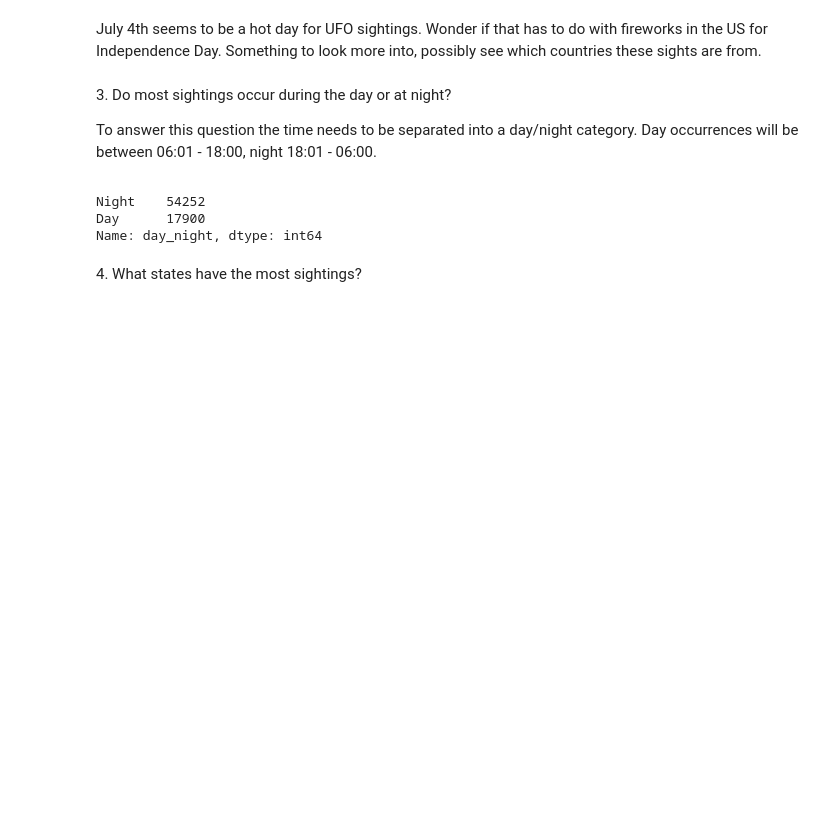
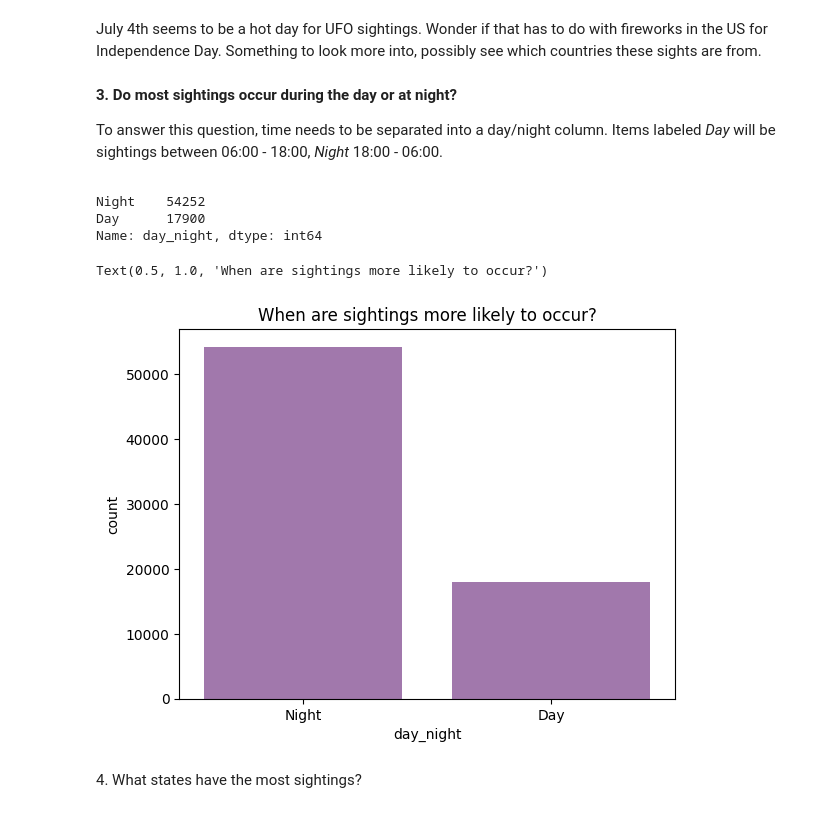
Before and after one commit to xHerandi/UFO-sightings, a Jupyter notebook: main.ipynb, the cells around one changed output. Saved outputs shown, nothing was run; the diff lists cells and outputs as text; code cells hidden in the pictures; blank space fills up the shorter version.

```diff
--- a/main.ipynb
+++ b/main.ipynb
@@ -141,15 +142,15 @@ df['datetime_fixed'] = df['tempdatetime'] + rows * timedelta(days=1)
 # %%
 # splitting datetime column to new 'date' column
-df['date'] = pd.to_datetime(df['datetime_fixed']).dt.date
+df['date'] = pd.to_datetime(df['datetime_updated']).dt.date
 # %%
 # creating a new column from the split above for 'time'
-df['time'] = pd.to_datetime(df['datetime_fixed']).dt.time
+df['time'] = pd.to_datetime(df['datetime_updated']).dt.time
 # %%
 # recasting datatype
 df['date posted'] = pd.to_datetime(df['date posted']).dt.date
 # %%
 # creating a new column that shows which day of the week the sighting occurred
-df['day'] = df['datetime_fixed'].dt.day_name()
+df['day'] = df['datetime_updated'].dt.day_name()
 # %%
 # setting list of all us states
 states = [ 'ak', 'al', 'ar', 'az', 'ca', 'co', 'ct', 'dc', 'de', 'fl', 'ga',
@@ -267,6 +268,6 @@ Name: date, dtype: int64
 # %% [markdown]
 <p>July 4th seems to be a hot day for UFO sightings. Wonder if that has to do with fireworks in the US for Independence Day. Something to look more into, possibly see which countries these sights are from.
 # %% [markdown]
-<p>3. Do most sightings occur during the day or at night?
+<p><b>3. Do most sightings occur during the day or at night?</b>
 
-To answer this question the time needs to be separated into a day/night category. Day occurrences will be between 06:01 - 18:00, night 18:01 - 06:00.
+To answer this question, time needs to be separated into a day/night column. Items labeled *Day* will be sightings between 06:00 - 18:00, *Night* 18:00 - 06:00.
@@ -275,8 +274,8 @@ warnings.filterwarnings("ignore")
 # %%
-# first to find items between that time, then relabel to day/night
+# first find items in hour 6 - 18 & label as Day, else label as Night
 warnings.filterwarnings("ignore")
 
-df['day_night'] = df['datetime_fixed'].dt.hour.between(6, 18, inclusive=True)
+df['day_night'] = df['datetime_updated'].dt.hour.between(6, 18, inclusive=True)
 df['day_night'] = df['day_night'].replace({True: "Day", False: "Night"})
 # %%
 df['day_night'].value_counts()
@@ -284,5 +283,10 @@ df['day_night'].value_counts()
 Night    54252
 Day      17900
 Name: day_night, dtype: int64
+# %%
+sns.countplot(data=df, x='day_night', order=df.day_night.value_counts().index, color='#a66fb5').set_title('When are sightings more likely to occur?')
+# %% [output]
+Text(0.5, 1.0, 'When are sightings more likely to occur?')
+[figure, added]
 # %% [markdown]
 <p>4. What states have the most sightings?
```
Also changed, not shown: parts of 9 cells of this notebook.
